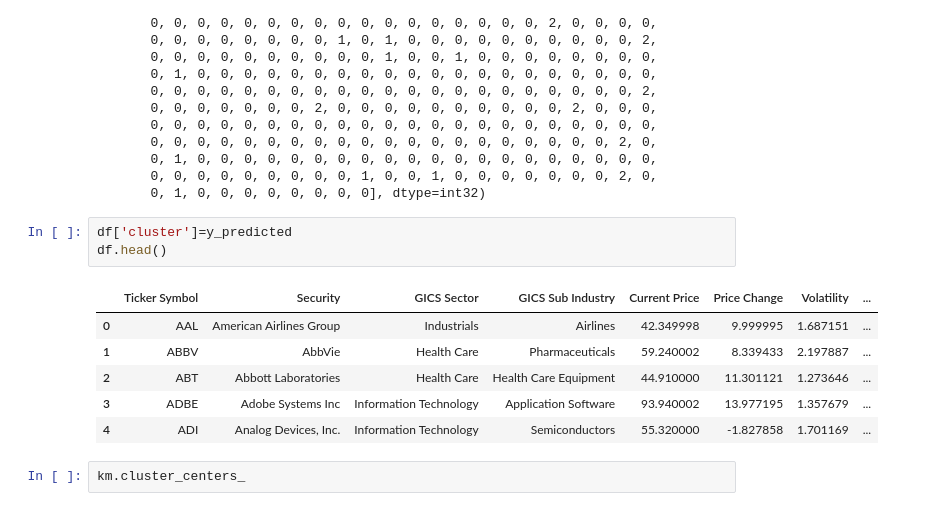
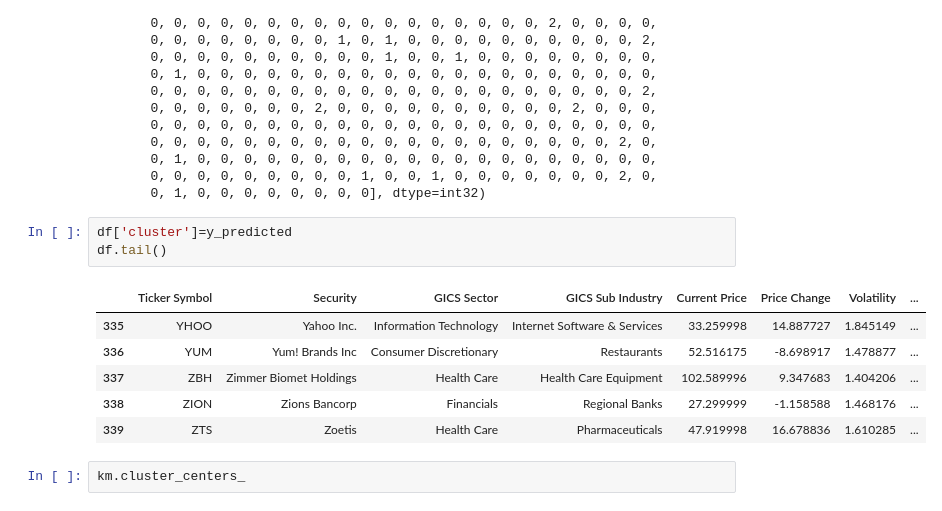
Before and after one commit to dunstanms/AI_BOOTCAMP, a Jupyter notebook: stock_data.ipynb, the cells around one changed output. Drawn from its saved outputs; the diff is of its cells as text.

```diff
--- a/stock_data.ipynb
+++ b/stock_data.ipynb
@@ -494,14 +494,14 @@ array([0, 0, 0, 0, 0, 0, 0, 0, 0, 0, 0, 0, 0, 0, 0, 0, 0, 0, 0, 0, 0, 0,
        0, 1, 0, 0, 0, 0, 0, 0, 0, 0], dtype=int32)
 # %%
 df['cluster']=y_predicted
-df.head()
+df.tail()
 # %% [output]
 |  | Ticker Symbol | Security | GICS Sector | GICS Sub Industry | Current Price | Price Change | Volatility | ... |
-| 0 | AAL | American Airlines Group | Industrials | Airlines | 42.349998 | 9.999995 | 1.687151 | ... |
-| 1 | ABBV | AbbVie | Health Care | Pharmaceuticals | 59.240002 | 8.339433 | 2.197887 | ... |
-| 2 | ABT | Abbott Laboratories | Health Care | Health Care Equipment | 44.910000 | 11.301121 | 1.273646 | ... |
-| 3 | ADBE | Adobe Systems Inc | Information Technology | Application Software | 93.940002 | 13.977195 | 1.357679 | ... |
-| 4 | ADI | Analog Devices, Inc. | Information Technology | Semiconductors | 55.320000 | -1.827858 | 1.701169 | ... |
+| 335 | YHOO | Yahoo Inc. | Information Technology | Internet Software & Services | 33.259998 | 14.887727 | 1.845149 | ... |
+| 336 | YUM | Yum! Brands Inc | Consumer Discretionary | Restaurants | 52.516175 | -8.698917 | 1.478877 | ... |
+| 337 | ZBH | Zimmer Biomet Holdings | Health Care | Health Care Equipment | 102.589996 | 9.347683 | 1.404206 | ... |
+| 338 | ZION | Zions Bancorp | Financials | Regional Banks | 27.299999 | -1.158588 | 1.468176 | ... |
+| 339 | ZTS | Zoetis | Health Care | Pharmaceuticals | 47.919998 | 16.678836 | 1.610285 | ... |
 # %%
 km.cluster_centers_
 # %% [output]
```
Also changed, not shown: parts of 2 cells of this notebook.
